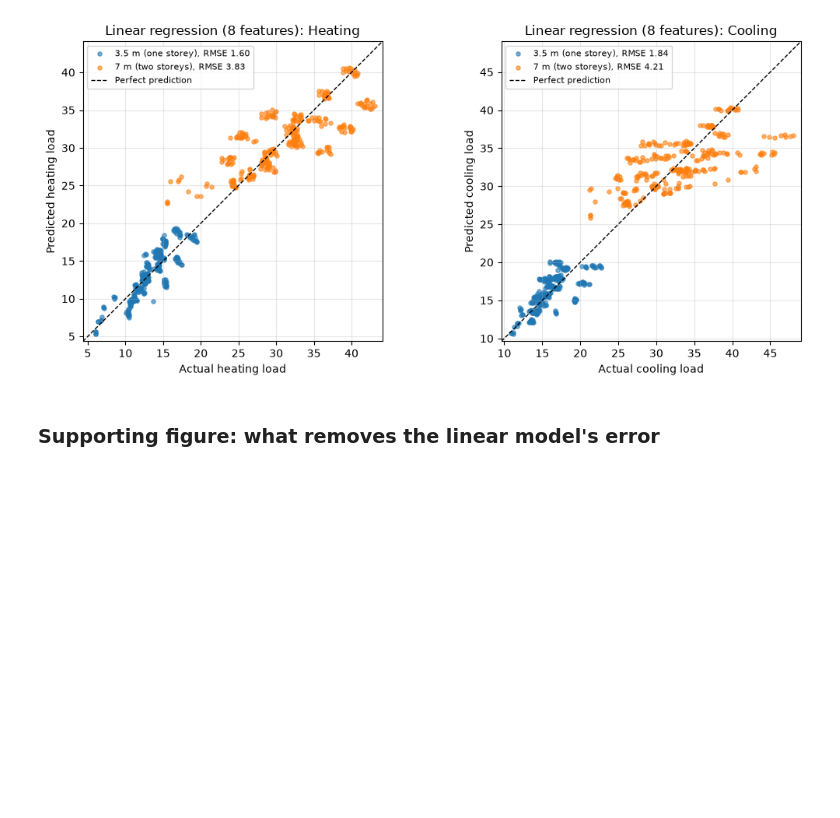
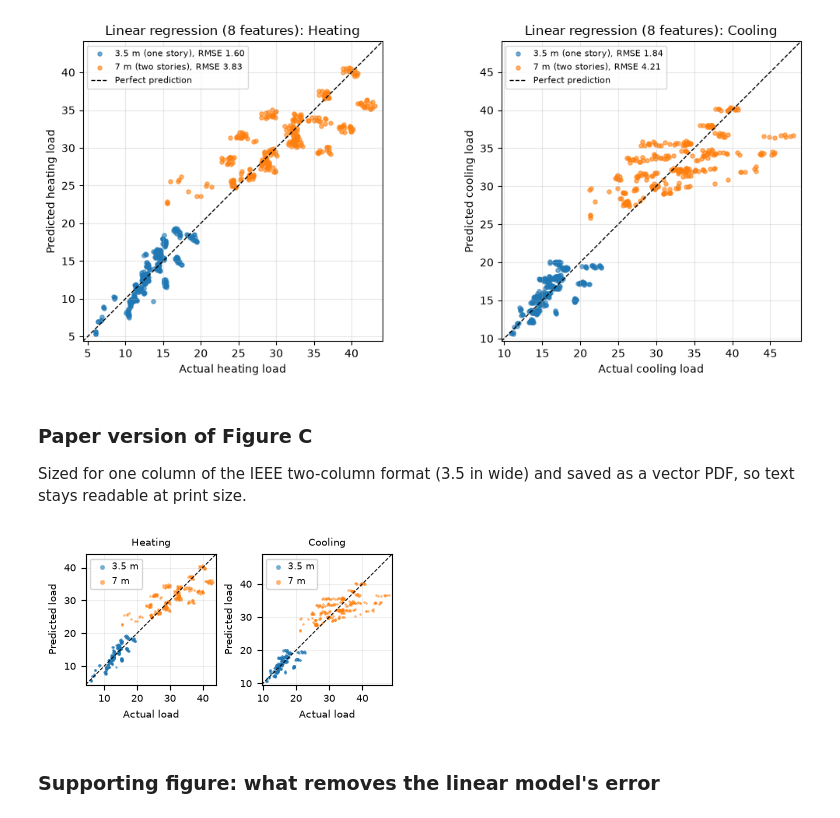
Before and after one commit to jacob-baker25/eleg405-energy-load-prediction, a Jupyter notebook: notebooks/05_linear_diagnostics_jacob.ipynb, the cells around one changed output. Cells and saved outputs as stored; diff of their text form; code cells hidden in the pictures; blank space fills up the shorter version.

```diff
--- a/notebooks/05_linear_diagnostics_jacob.ipynb
+++ b/notebooks/05_linear_diagnostics_jacob.ipynb
@@ -477,6 +477,35 @@ fig.savefig(FIGURES / "linear_failure_analysis.png", dpi=200, bbox_inches="tight
 plt.show()
 # %% [output]
 [figure]
+# %% [markdown]
+### Paper version of Figure C
+
+Sized for one column of the IEEE two-column format (3.5 in wide) and saved as a vector PDF, so text stays readable at print size.
+# %%
+with plt.rc_context({"font.size": 7, "axes.titlesize": 7.5, "legend.fontsize": 6.5}):
+    fig, axes = plt.subplots(1, 2, figsize=(3.5, 1.95))
+
+    for ax, target in zip(axes, TARGET_COLUMNS):
+        data = oof.query("target == @target and model == 'linear_8'")
+        for h, color in colors.items():
+            subset = data[data["overall_height"] == h]
+            ax.scatter(subset["actual"], subset["predicted"], s=3, alpha=0.6, color=color,
+                       linewidths=0, label=f"{h:g} m")
+
+        low = min(data["actual"].min(), data["predicted"].min()) - 1
+        high = max(data["actual"].max(), data["predicted"].max()) + 1
+        ax.plot([low, high], [low, high], "k--", linewidth=0.7)
+        ax.set(xlim=(low, high), ylim=(low, high), title=TARGET_LABELS[target],
+               xlabel="Actual load", ylabel="Predicted load")
+        ax.set_aspect("equal")
+        ax.grid(alpha=0.3, linewidth=0.5)
+        ax.legend(loc="upper left", handletextpad=0.1, borderpad=0.3, markerscale=2)
+
+    fig.tight_layout(pad=0.3, w_pad=0.8)
+    fig.savefig(FIGURES / "linear_failure_analysis_paper.pdf", bbox_inches="tight")
+    plt.show()
+# %% [output]
+[figure, added]
 # %% [markdown]
 ### Supporting figure: what removes the linear model's error
 # %%
```
Also changed, not shown: parts of 4 cells of this notebook, 13 other files.
